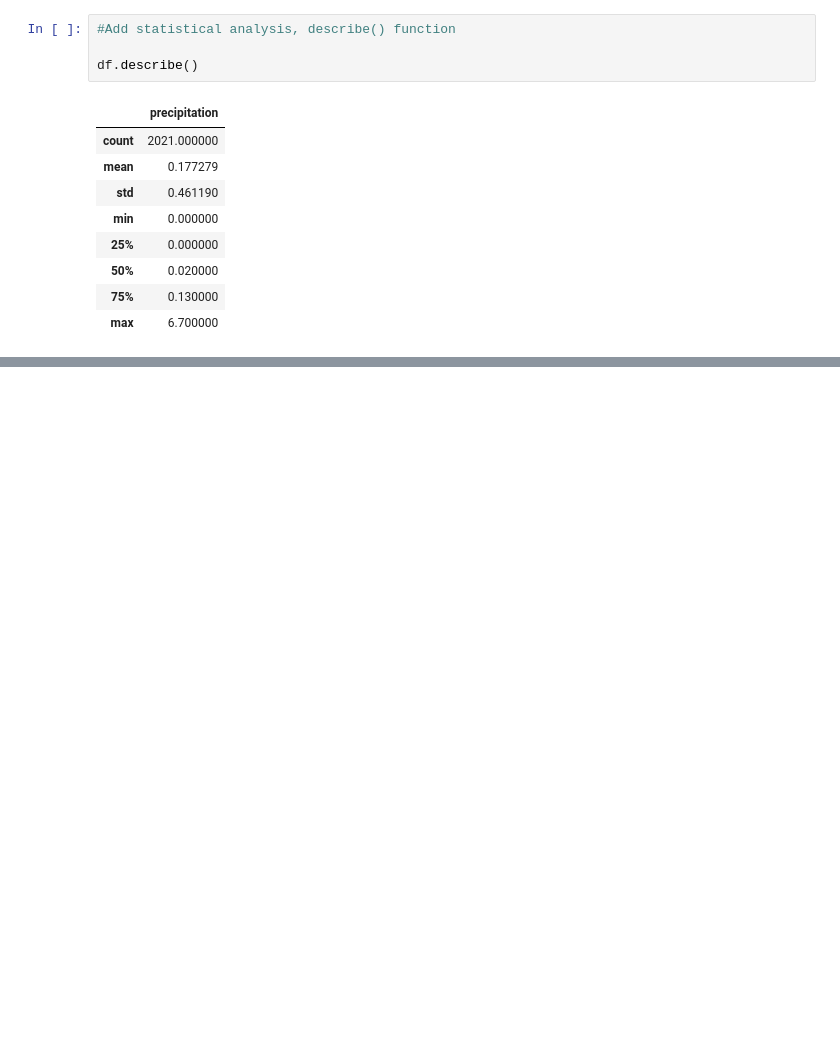
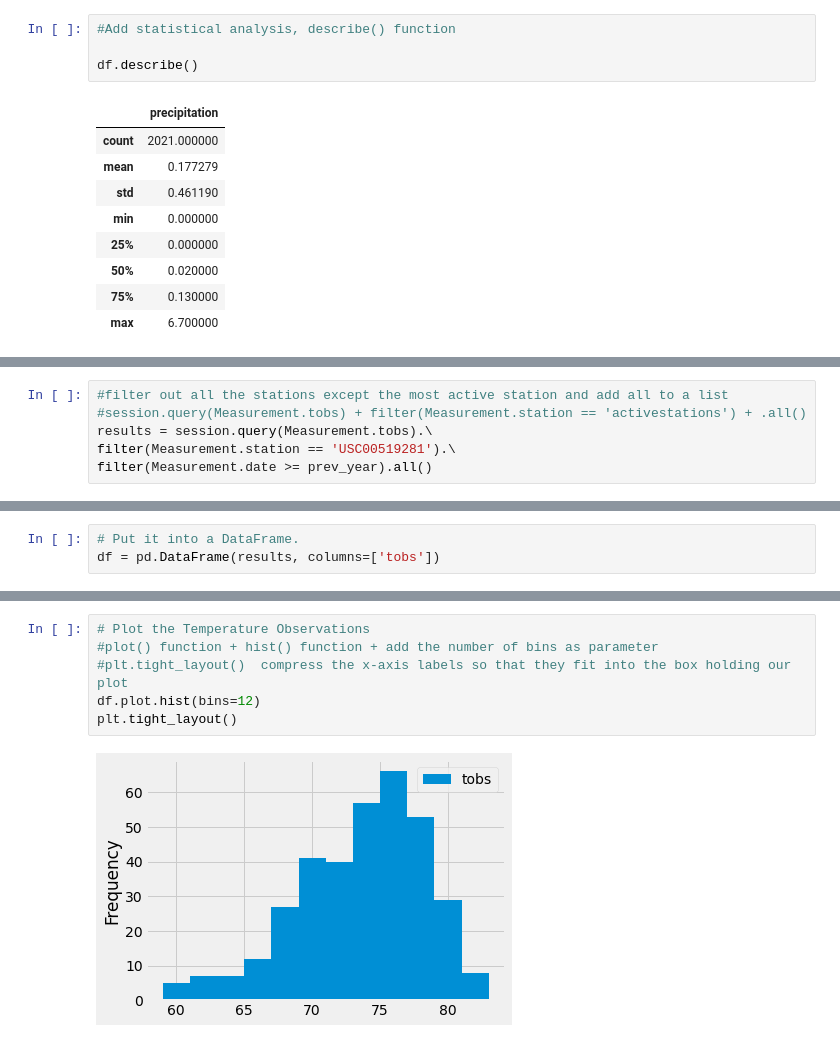
Before and after one commit to SPLT19/surfs_up, a Jupyter notebook: sqllite_setup.ipynb, the cells around one changed output, grey strips where cells are left out. Cells and saved outputs as stored; diff of their text form; blank space fills up the shorter version.

Commit message:
Query for temperatures, reaordering information for more active stations, saving to dataframe and ploting in histogram

```diff
--- a/sqllite_setup.ipynb
+++ b/sqllite_setup.ipynb
@@ -184,0 +224,6 @@ df.describe()
+# %%
+#filter out all the stations except the most active station and add all to a list
+#session.query(Measurement.tobs) + filter(Measurement.station == 'activestations') + .all()
+results = session.query(Measurement.tobs).\
+filter(Measurement.station == 'USC00519281').\
+filter(Measurement.date >= prev_year).all()
@@ -184,0 +234,3 @@ df.describe()
+# %%
+# Put it into a DataFrame.
+df = pd.DataFrame(results, columns=['tobs'])
@@ -184,0 +254,8 @@ df.describe()
+# %%
+# Plot the Temperature Observations
+#plot() function + hist() function + add the number of bins as parameter
+#plt.tight_layout()  compress the x-axis labels so that they fit into the box holding our plot
+df.plot.hist(bins=12)
+plt.tight_layout()
+# %% [output]
+[figure, added]
```
Also changed, not shown: parts of 6 cells of this notebook.
